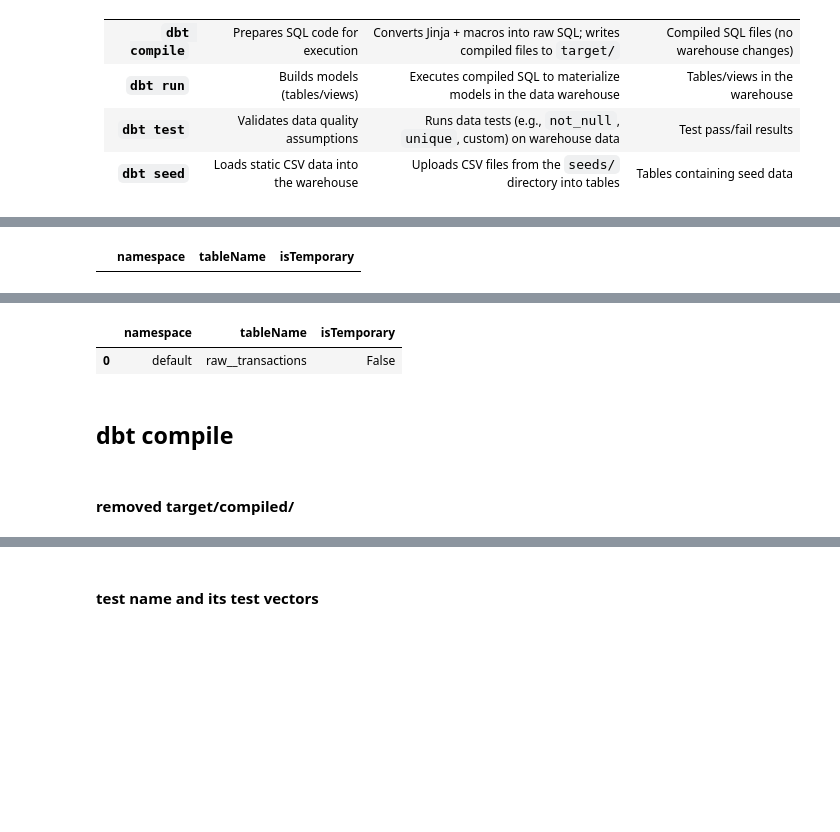
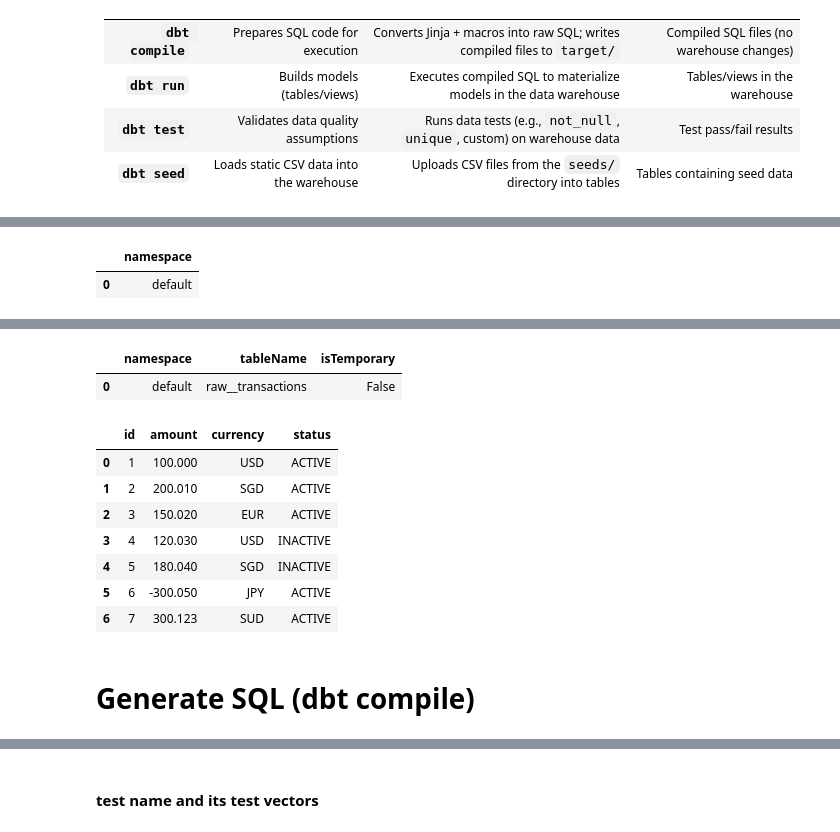
Before and after one commit to VincentChong123/dbt-spark-demo, a Jupyter notebook: demo/dbt-spark-demo.ipynb, the cells around one changed output, grey strips where cells are left out. Drawn from its saved outputs; the diff is of its cells as text; code cells hidden in the pictures; blank space fills up the shorter version.

```diff
--- a/demo/dbt-spark-demo.ipynb
+++ b/demo/dbt-spark-demo.ipynb
@@ -343,5 +355,8 @@ profile: 'dbt_spark_demo_prj'
 # %%
-check_table(message_to_be_printed="Database table before the operation")
-!dbt seed --log-level info --project-dir $dbt_project_dir
-check_table(message_to_be_printed="\nDatabase table after the operation")
+!dbt seed --project-dir $dbt_project_dir;
+show_databases(message_to_be_printed="\nDatabase table after the operation")
+show_tables(message_to_be_printed="\nTable after the dbt seed")
+select_from_table(
+    database_name="default", table_name="raw__transactions", suffix_sql="order by id"
+)
 # %% [output]
@@ -349 +379,2 @@ Database table before the operation
-|  | namespace | tableName | isTemporary |
+|  | namespace |
+| 0 | default |
@@ -366,6 +382,12 @@ Database table after the operation
 |  | namespace | tableName | isTemporary |
 | 0 | default | raw__transactions | False |
+|  | id | amount | currency | status |
+| 0 | 1 | 100.000 | USD | ACTIVE |
+| 1 | 2 | 200.010 | SGD | ACTIVE |
+| 2 | 3 | 150.020 | EUR | ACTIVE |
+| 3 | 4 | 120.030 | USD | INACTIVE |
+| 4 | 5 | 180.040 | SGD | INACTIVE |
+| 5 | 6 | -300.050 | JPY | ACTIVE |
+| 6 | 7 | 300.123 | SUD | ACTIVE |
 # %% [markdown]
-## dbt compile
+# Generate SQL (dbt compile)
-# %% [markdown]
-#### removed target/compiled/
```
Also changed, not shown: parts of 41 cells of this notebook, 44 other files.
